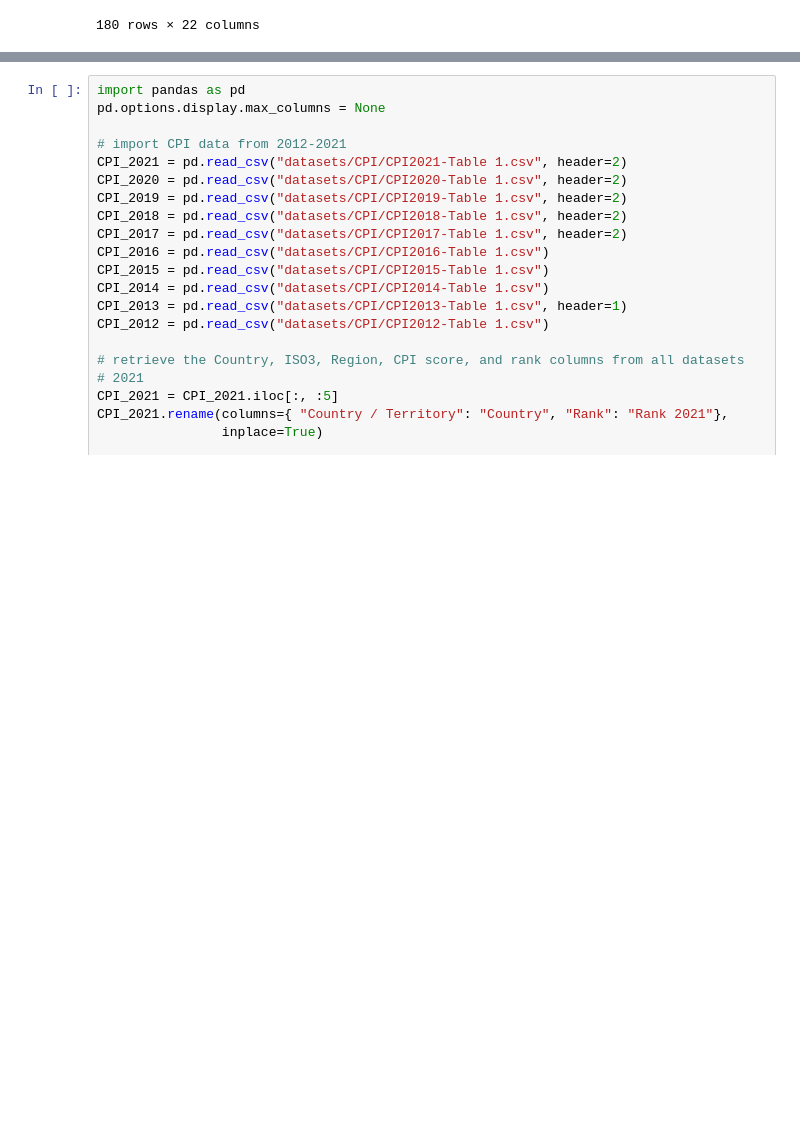
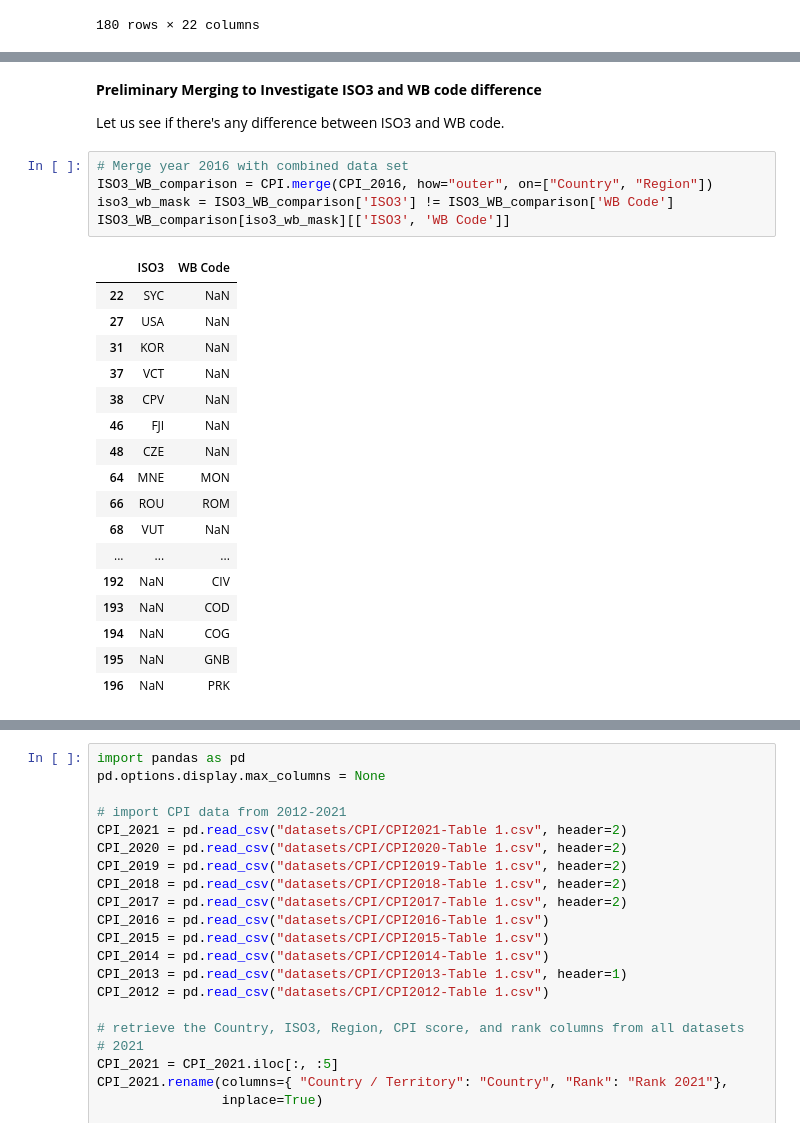
Before and after one commit to wanzulfikri/cpi_analysis, a Jupyter notebook: CPI 2012-2021.ipynb, the cells around one changed output, grey strips where cells are left out. Cells and saved outputs as stored; diff of their text form; blank space fills up the shorter version.

```diff
--- a/CPI 2012-2021.ipynb
+++ b/CPI 2012-2021.ipynb
@@ -627,0 +622,27 @@ CPI
+# %% [markdown]
+**Preliminary Merging to Investigate ISO3 and WB code difference**
+
+Let us see if there's any difference between ISO3 and WB code.
+# %%
+# Merge year 2016 with combined data set
+ISO3_WB_comparison = CPI.merge(CPI_2016, how="outer", on=["Country", "Region"])
+iso3_wb_mask = ISO3_WB_comparison['ISO3'] != ISO3_WB_comparison['WB Code']
+ISO3_WB_comparison[iso3_wb_mask][['ISO3', 'WB Code']]
+# %% [output]
+|  | ISO3 | WB Code |
+| 22 | SYC | NaN |
+| 27 | USA | NaN |
+| 31 | KOR | NaN |
+| 37 | VCT | NaN |
+| 38 | CPV | NaN |
+| 46 | FJI | NaN |
+| 48 | CZE | NaN |
+| 64 | MNE | MON |
+| 66 | ROU | ROM |
+| 68 | VUT | NaN |
+| ... | ... | ... |
+| 192 | NaN | CIV |
+| 193 | NaN | COD |
+| 194 | NaN | COG |
+| 195 | NaN | GNB |
+| 196 | NaN | PRK |
```
Also changed, not shown: parts of 47 cells of this notebook.
